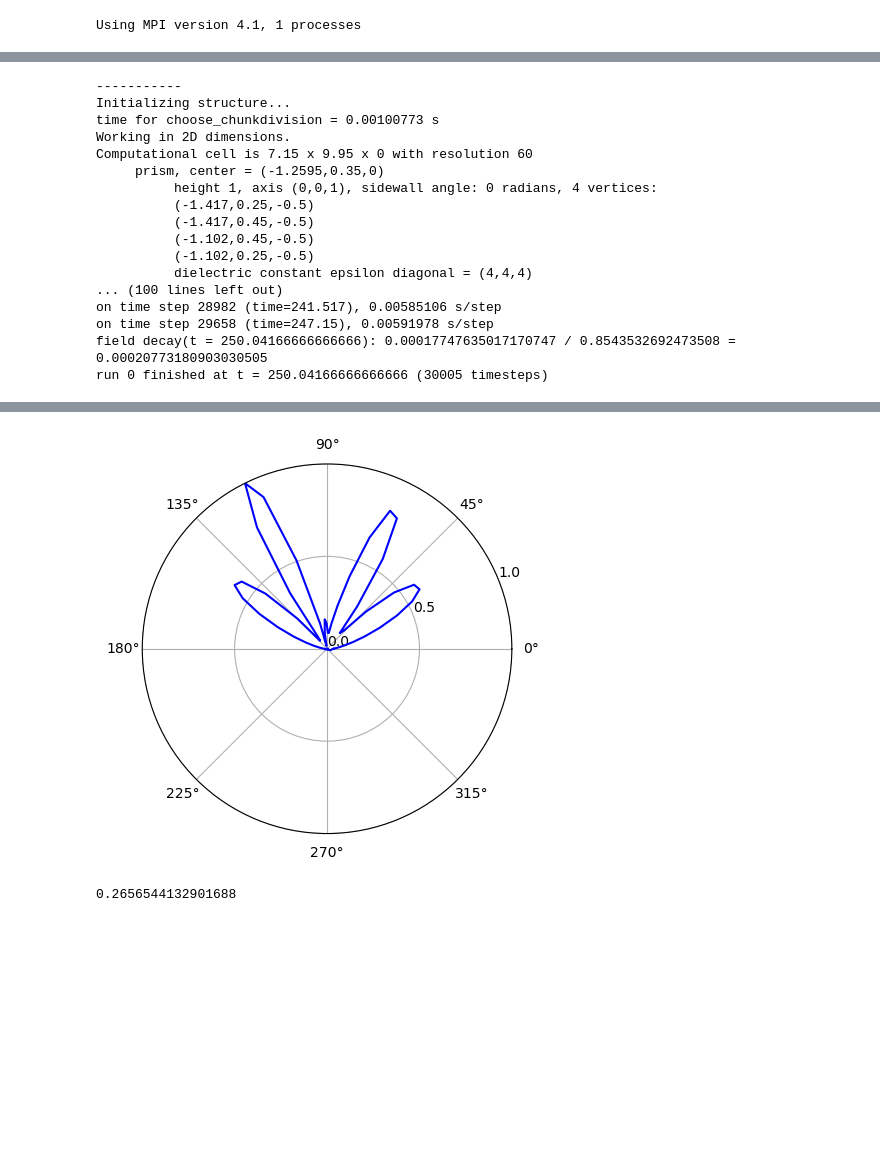
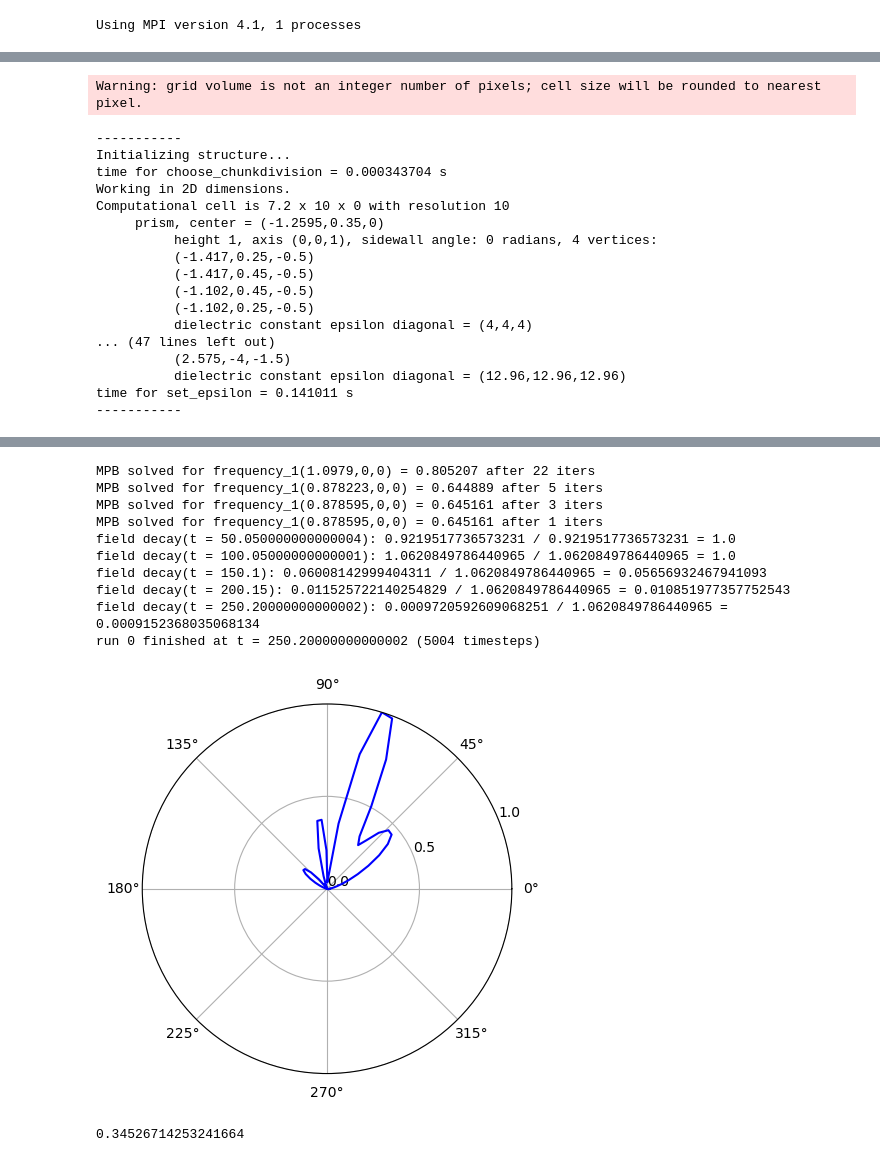
Before and after one commit to reemastha706/PIC, a Jupyter notebook: grating_antenna.ipynb, the cells around one changed output, grey strips where cells are left out. Saved outputs shown, nothing was run; the diff lists cells and outputs as text; code cells hidden in the pictures; blank space fills up the shorter version.

```diff
--- a/grating_antenna.ipynb
+++ b/grating_antenna.ipynb
@@ -46,7 +46,7 @@ c = waveguide_antenna()
 c.flatten()
 c.plot()
 
-gdsII_file= "/home/reema/Desktop/PIC/grating_coupler.gds"
+gdsII_file= "/home/reema/Desktop/PIC/PIC/grating_coupler.gds"
 
 c.write_gds(gdsII_file)
 # %% [output]
@@ -183,7 +183,7 @@ t_sub = t_sio2
 
 sx, sy, sz = l_g + 2 * dpml, w + 2 * dpml + 3.5 * dair, t_sub + 2 * dpml
 cell = mp.Vector3(sx, sy, 0)
-resolution = 60
+resolution = 10
 
 
 si = mp.Medium(index=3.6)
@@ -206,20 +206,21 @@ phis = np.linspace(0, 2 * np.pi, npts)  # azimuthal angle
 sim = design()
 Pr = simulation(sim)
 # %% [output]
------------
-Initializing structure...
-time for choose_chunkdivision = 0.00100773 s
-Working in 2D dimensions.
-Computational cell is 7.15 x 9.95 x 0 with resolution 60
-     prism, center = (-1.2595,0.35,0)
-          height 1, axis (0,0,1), sidewall angle: 0 radians, 4 vertices:
-          (-1.417,0.25,-0.5)
-          (-1.417,0.45,-0.5)
-          (-1.102,0.45,-0.5)
-          (-1.102,0.25,-0.5)
-          dielectric constant epsilon diagonal = (4,4,4)
-... (100 lines left out)
-on time step 28982 (time=241.517), 0.00585106 s/step
-on time step 29658 (time=247.15), 0.00591978 s/step
-field decay(t = 250.04166666666666): 0.00017747635017170747 / 0.8543532692473508 = 0.00020773180903030505
-run 0 finished at t = 250.04166666666666 (30005 timesteps)
+Warning: grid volume is not an integer number of pixels; cell size will be rounded to nearest pixel.
+-----------
+Initializing structure...
+time for choose_chunkdivision = 0.000343704 s
+Working in 2D dimensions.
+Computational cell is 7.2 x 10 x 0 with resolution 10
+     prism, center = (-1.2595,0.35,0)
+          height 1, axis (0,0,1), sidewall angle: 0 radians, 4 vertices:
+          (-1.417,0.25,-0.5)
+          (-1.417,0.45,-0.5)
+          (-1.102,0.45,-0.5)
+          (-1.102,0.25,-0.5)
+          dielectric constant epsilon diagonal = (4,4,4)
+... (47 lines left out)
+          (2.575,-4,-1.5)
+          dielectric constant epsilon diagonal = (12.96,12.96,12.96)
+time for set_epsilon = 0.141011 s
+-----------
@@ -226,11 +228,21 @@ run 0 finished at t = 250.04166666666666 (30005 timesteps)
+MPB solved for frequency_1(1.0979,0,0) = 0.805207 after 22 iters
+MPB solved for frequency_1(0.878223,0,0) = 0.644889 after 5 iters
+MPB solved for frequency_1(0.878595,0,0) = 0.645161 after 3 iters
+MPB solved for frequency_1(0.878595,0,0) = 0.645161 after 1 iters
+field decay(t = 50.050000000000004): 0.9219517736573231 / 0.9219517736573231 = 1.0
+field decay(t = 100.05000000000001): 1.0620849786440965 / 1.0620849786440965 = 1.0
+field decay(t = 150.1): 0.06008142999404311 / 1.0620849786440965 = 0.05656932467941093
+field decay(t = 200.15): 0.011525722140254829 / 1.0620849786440965 = 0.010851977357752543
+field decay(t = 250.20000000000002): 0.0009720592609068251 / 1.0620849786440965 = 0.0009152368035068134
+run 0 finished at t = 250.20000000000002 (5004 timesteps)
-[figure, old version]
+[figure, new version]
 # %%
 idx = np.where((phis > np.deg2rad(45)) & (phis < np.deg2rad(70)))
 sPr = Pr[idx]
 far_flux_circle = (np.sum(sPr)/np.max(sPr))/(np.sum(Pr)/np.max(Pr))
 far_flux_circle
 # %% [output]
-0.2656544132901688
+0.34526714253241664
 # %%
 plot_radiation_pattern_3d(r**2*Pr)
 # %% [output]
```
Also changed, not shown: parts of 3 cells of this notebook, 1 other file.
